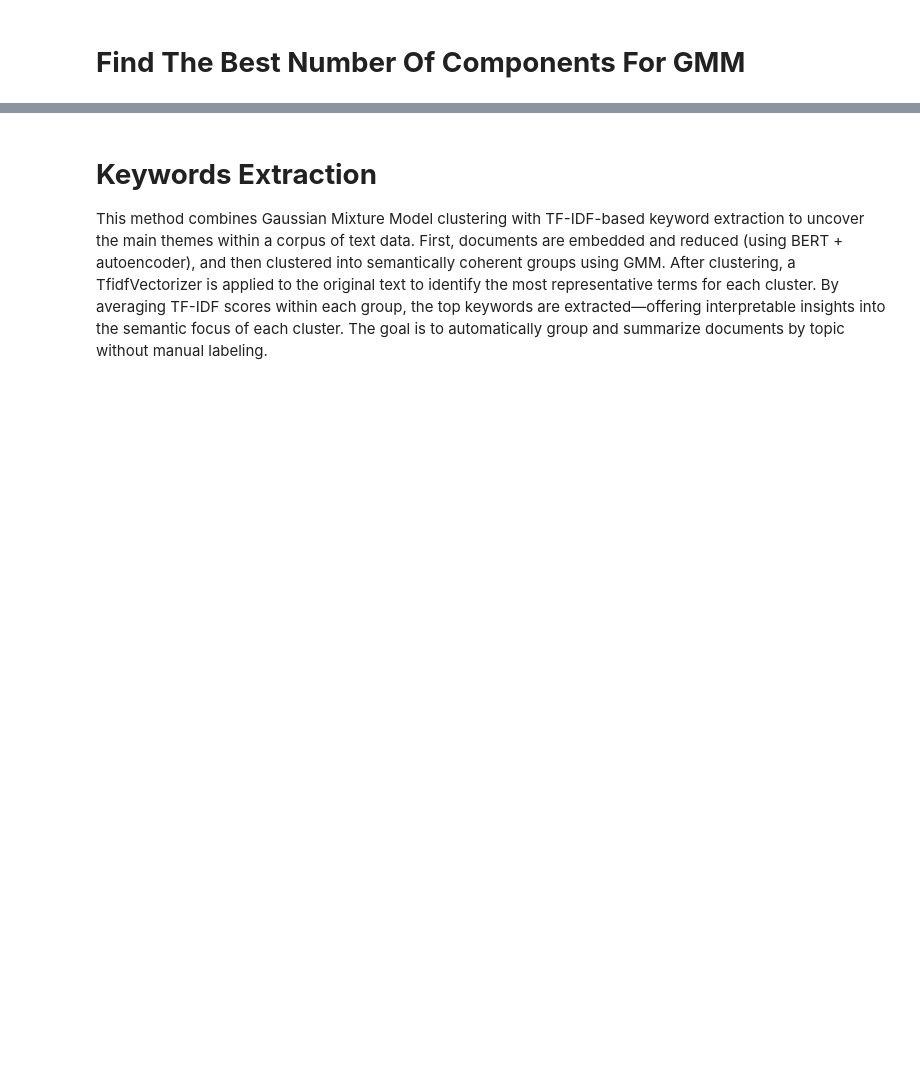
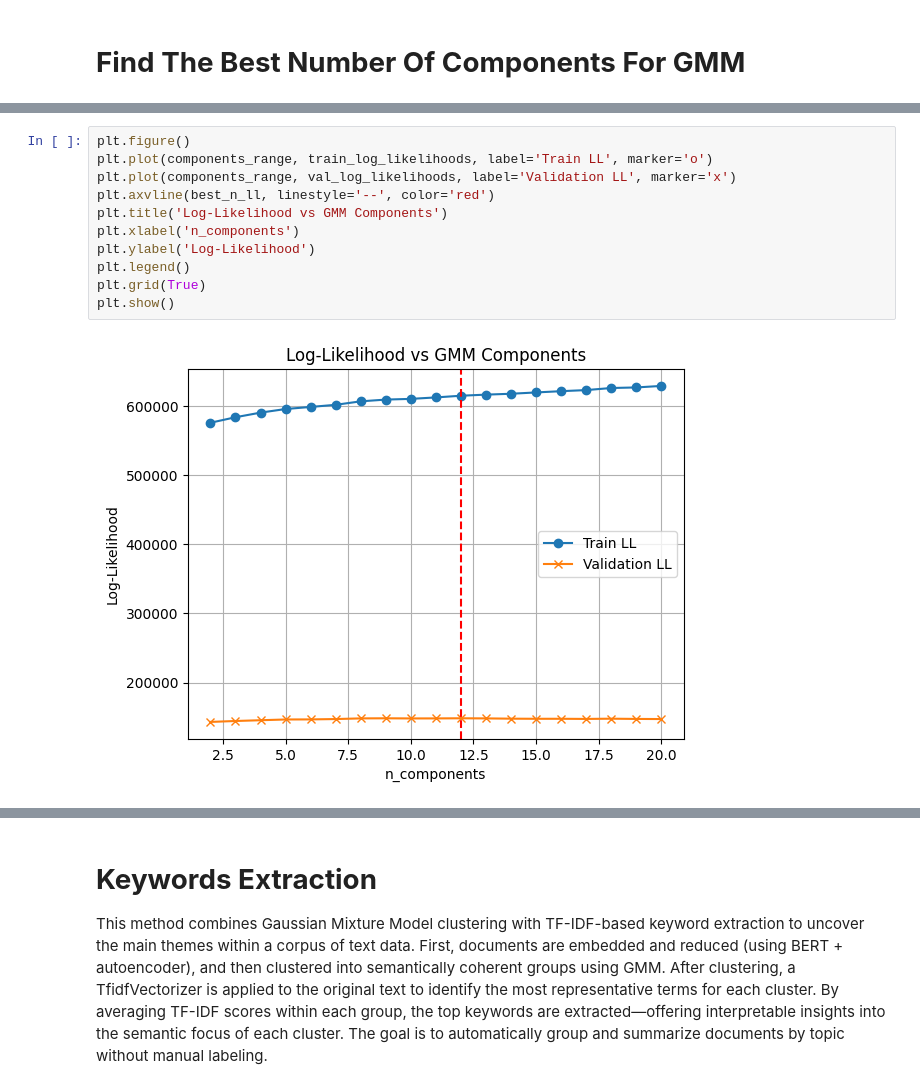
Before and after one commit to PetoriousBIG/GroupProblemSet2, a Jupyter notebook: src/GPSet2_Final.ipynb, the cells around one changed output, grey strips where cells are left out. Drawn from its saved outputs; the diff is of its cells as text; blank space fills up the shorter version.

```diff
--- a/src/GPSet2_Final.ipynb
+++ b/src/GPSet2_Final.ipynb
@@ -311,0 +265,13 @@ plt.show()
+# %%
+plt.figure()
+plt.plot(components_range, train_log_likelihoods, label='Train LL', marker='o')
+plt.plot(components_range, val_log_likelihoods, label='Validation LL', marker='x')
+plt.axvline(best_n_ll, linestyle='--', color='red')
+plt.title('Log-Likelihood vs GMM Components')
+plt.xlabel('n_components')
+plt.ylabel('Log-Likelihood')
+plt.legend()
+plt.grid(True)
+plt.show()
+# %% [output]
+[figure, added]
```
Also changed, not shown: parts of 16 cells of this notebook.
